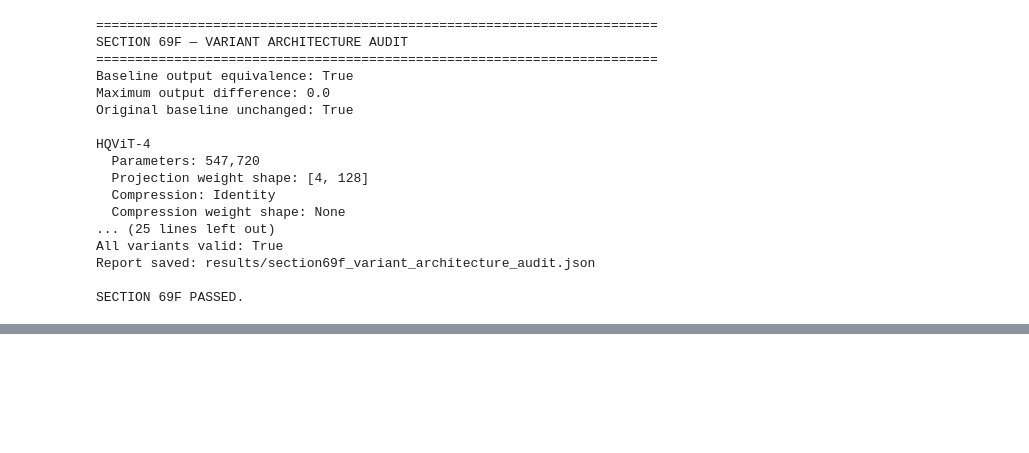
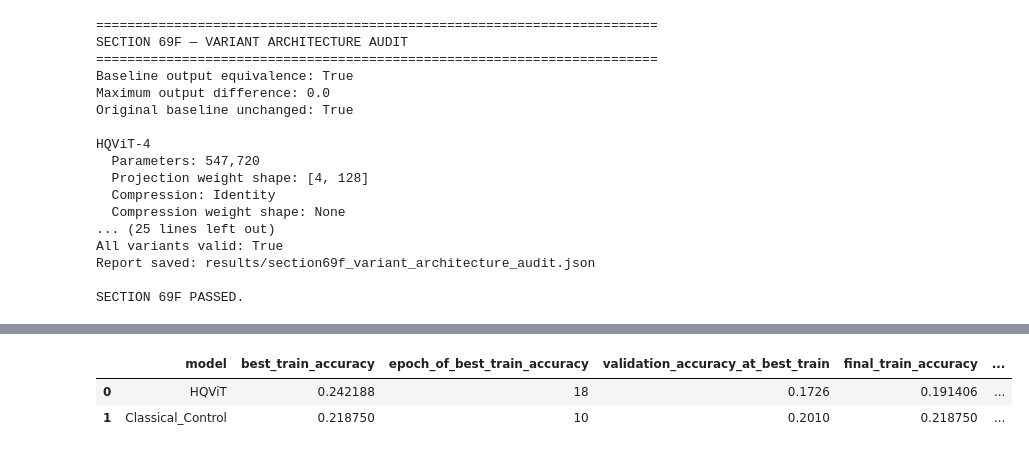
Before and after one commit to 202301070108-pixel/HQViT-Data-Efficiency-Study, a Jupyter notebook: HQViT_Data-Efficiency-Study.ipynb, the cells around one changed output, grey strips where cells are left out. Drawn from its saved outputs; the diff is of its cells as text; code cells hidden in the pictures; blank space fills up the shorter version.

```diff
--- a/HQViT_Data-Efficiency-Study.ipynb
+++ b/HQViT_Data-Efficiency-Study.ipynb
@@ -14910,0 +17169,16 @@ GIT AD
+# %%
+import inspect
+
+for cls in [ClassicalViT, CorrectedHybridQuantumViT]:
+    print(f"\n{'=' * 60}\n{cls.__name__}\n{'=' * 60}")
+    print(inspect.getsource(cls.forward))
+
+print("\nQUANTUM-RELATED GLOBALS")
+for name, obj in globals().copy().items():
+    if "quantum" in name.lower() or "circuit" in name.lower() or "qnode" in name.lower():
+        if callable(obj):
+            print(f"\n--- {name} ---")
+            try:
+                print(inspect.getsource(obj))
+            except (OSError, TypeError):
+                print(f"Source unavailable; object type: {type(obj)}")
@@ -14910,0 +18381,63 @@ GIT AD
+# %%
+# SECTION 81 — EXPERIMENT INTEGRITY AUDIT
+
+import os
+import json
+import torch
+import pandas as pd
+
+print("=" * 65)
+print("SECTION 81 — EXPERIMENT INTEGRITY AUDIT")
+print("=" * 65)
+
+# 1. Check saved results
+history_path = "results/section80/training_history.csv"
+summary_path = "results/section80/comparison_summary.csv"
+
+for path in [history_path, summary_path]:
+    print(f"{path}: {'FOUND' if os.path.exists(path) else 'MISSING'}")
+
+if os.path.exists(summary_path):
+    print("\nSaved comparison summary:")
+    display(pd.read_csv(summary_path))
+
+if os.path.exists(history_path):
+    history = pd.read_csv(history_path)
+    print("\nHistory columns:", history.columns.tolist())
+    print("\nRows per model:")
+    if "model" in history.columns:
+        print(history.groupby("model").size())
+
+# 2. Check checkpoints
+checkpoint_dir = "models/section80"
+
+if os.path.isdir(checkpoint_dir):
+    print("\nCheckpoint files:")
+    for filename in sorted(os.listdir(checkpoint_dir)):
+        path = os.path.join(checkpoint_dir, filename)
+        print(f"  {filename}: {os.path.getsize(path):,} bytes")
+else:
+    print("\nCheckpoint directory missing.")
+
+# 3. Confirm the training subset has 256 items
+if "tiny_train_dataset" in globals():
+    print("\nTiny training subset size:", len(tiny_train_dataset))
+else:
+    print("\ntiny_train_dataset is not available in the current kernel.")
+
+# 4. Inspect the two in-memory models
+for name in ["hqvit_model", "classical_model"]:
+    model = globals().get(name)
+    if model is None:
+        print(f"\n{name}: not found in memory")
+    else:
+        count = sum(
+            p.numel() for p in model.parameters() if p.requires_grad
+        )
+        print(f"\n{name}:")
+        print("  Class:", type(model).__name__)
+        print("  Trainable parameters:", count)
+        print("  Device:", next(model.parameters()).device)
+
+print("\nAudit complete. No training was performed.")
+# %% [output]
@@ -14910,0 +18451,3 @@ GIT AD
+|  | model | best_train_accuracy | epoch_of_best_train_accuracy | validation_accuracy_at_best_train | final_train_accuracy | ... |
+| 0 | HQViT | 0.242188 | 18 | 0.1726 | 0.191406 | ... |
+| 1 | Classical_Control | 0.218750 | 10 | 0.2010 | 0.218750 | ... |
```
Also changed, not shown: parts of 27 cells of this notebook, 43 other files.
